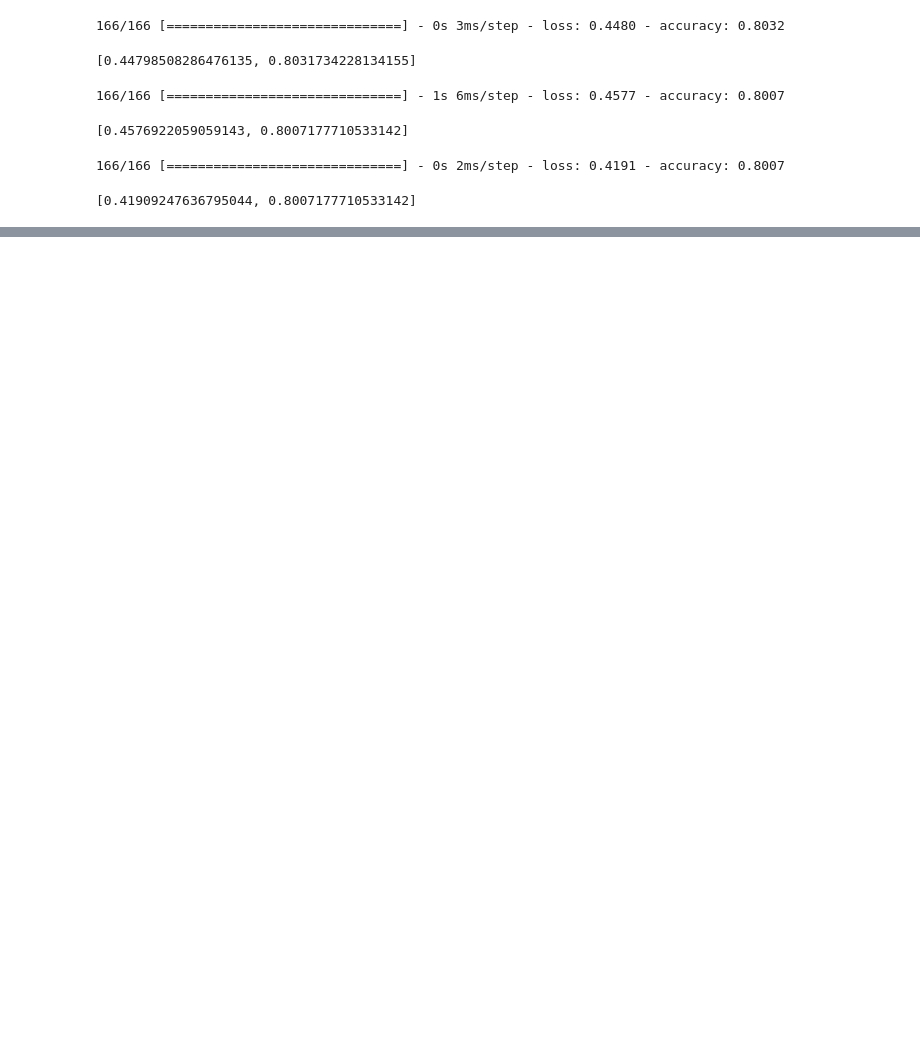
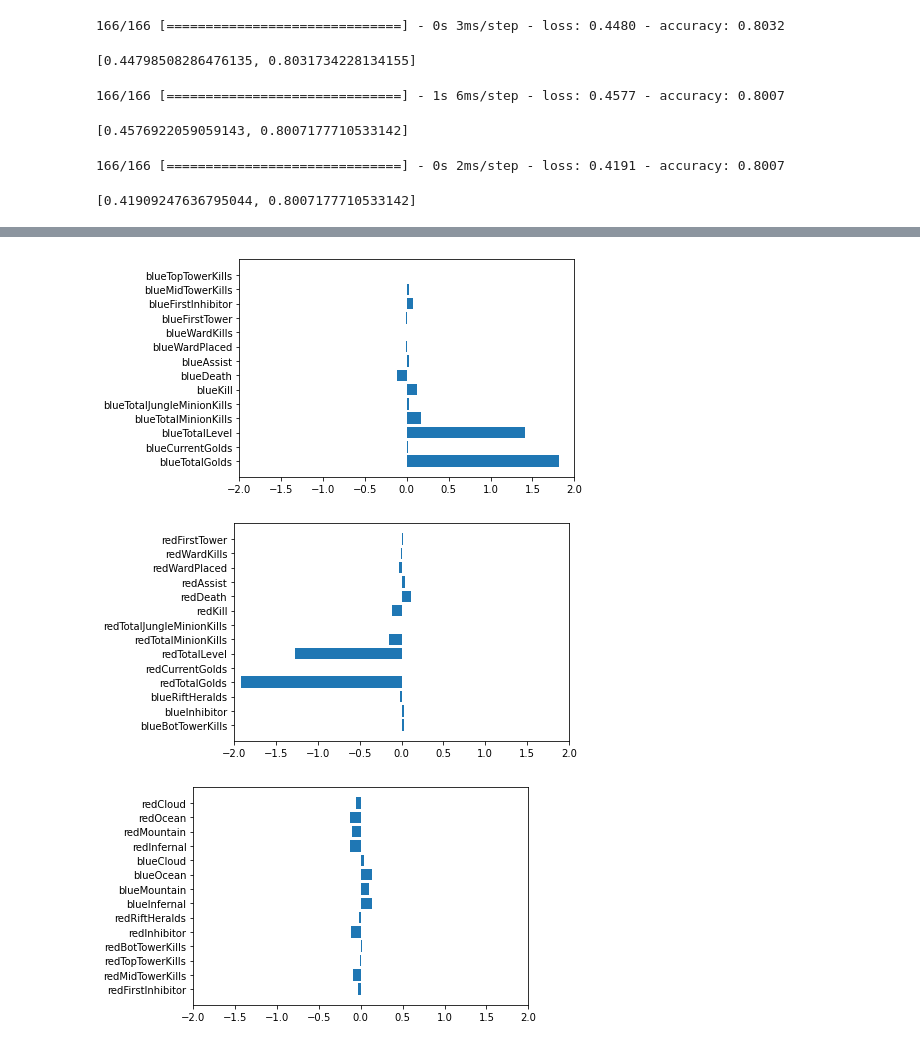
Before and after one commit to Bloczek227/Projekt-PSI, a Jupyter notebook: Projekt_clf15.ipynb, the cells around one changed output, grey strips where cells are left out. Saved outputs shown, nothing was run; the diff lists cells and outputs as text; code cells hidden in the pictures; blank space fills up the shorter version.

```diff
--- a/Projekt_clf15.ipynb
+++ b/Projekt_clf15.ipynb
@@ -356,11 +357,11 @@ Stored 'grid_clf15_8' (GridSearchCV)
 # %%
 start = timer()
 param_grid9 = {
-        'n_estimators':[50,100,200,300,500,700,1000],
+        'n_estimators':[50,100,200,300,500],
         'learning_rate':[0.05,0.1,0.2,0.3]
 }
 grid_clf15_9 = GridSearchCV(AdaBoostClassifier(), param_grid9, cv=kfold, return_train_score=True)
-grid_clf15_9.fit(X_train_clf15, y_train_clf15)
+grid_clf15_9.fit(X_train_clf15_small, y_train_clf15_small)
 end = timer()
 print(end - start)
 %store grid_clf15_9
@@ -381,8 +385,8 @@ Stored 'grid_clf15_10' (GridSearchCV)
 # %%
 start = timer()
 param_grid11 = {
-        'n_estimators':[100,200,300,500,700],
-        'learning_rate':[0.002,0.005,0.01,0.03]
+        'n_estimators':[50,100,200,300,500,700],
+        'learning_rate':[0.005,0.01,0.03,0.1,0.3]
 }
 grid_clf15_11 = GridSearchCV(XGBClassifier(), param_grid11, cv=kfold, return_train_score=True)
 grid_clf15_11.fit(X_train_clf15, y_train_clf15)
@@ -409,9 +413,9 @@ pipe12 = Pipeline([('preprocessing', StandardScaler()), ('classifier', MLPClassi
 param_grid12 = {
             'preprocessing': [StandardScaler()],
             'classifier__hidden_layer_sizes': [(20,10)],
-            'classifier__learning_rate_init': [0.0001,0.001,0.01],
+            'classifier__learning_rate_init': [0.00001,0.0001,0.001,0.01],
             'classifier__max_iter': [100],
-            'classifier__batch_size': [4,8,16],
+            'classifier__batch_size': [16,32,64],
 }
 grid_clf15_12 = GridSearchCV(pipe12, param_grid12, cv=kfold, return_train_score=True)
 grid_clf15_12.fit(X_train_clf15, y_train_clf15)
@@ -423 +427,11 @@ print(end - start)
 Stored 'grid_clf15_12' (GridSearchCV)
+# %%
+start = timer()
+voting_clf15 = VotingClassifier(
+    estimators=[('2',grid_clf15_2.best_estimator_),('3', grid_clf15_3.best_estimator_),('4',grid_clf15_5.best_estimator_),
+                ('5',grid_clf15_5.best_estimator_),('6', grid_clf15_6.best_estimator_),('7',grid_clf15_7.best_estimator_),
+                ('8',grid_clf15_8.best_estimator_),('9', grid_clf15_9.best_estimator_),('10',grid_clf15_10.best_estimator_),
+                ('11',grid_clf15_11.best_estimator_),('12', grid_clf15_12.best_estimator_)], voting='soft')
+voting_clf15.fit(X_train_clf15, y_train_clf15)
+end = timer()
+print(end - start)
@@ -1021,0 +1046,14 @@ model6.evaluate(X_test_scaled,y_test_clf15)
+# %%
+plt.barh(X_train_clf15.keys()[0:14], grid_clf15_2.best_estimator_._final_estimator.coef_[0][0:14])
+plt.xlim(-2,2)
+plt.show()
+plt.barh(X_train_clf15.keys()[14:28], grid_clf15_2.best_estimator_._final_estimator.coef_[0][14:28])
+plt.xlim(-2,2)
+plt.show()
+plt.barh(X_train_clf15.keys()[28:], grid_clf15_2.best_estimator_._final_estimator.coef_[0][28:])
+plt.xlim(-2,2)
+plt.show()
+# %% [output]
+[figure, added]
+[figure, added]
+[figure, added]
```
Also changed, not shown: parts of 14 cells of this notebook, 2 other files.
